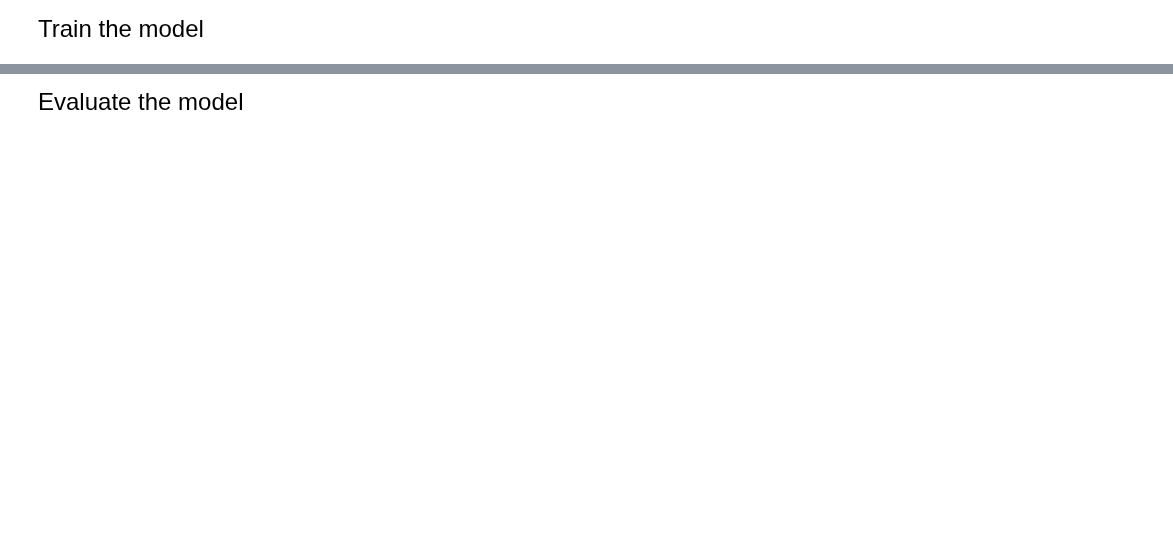
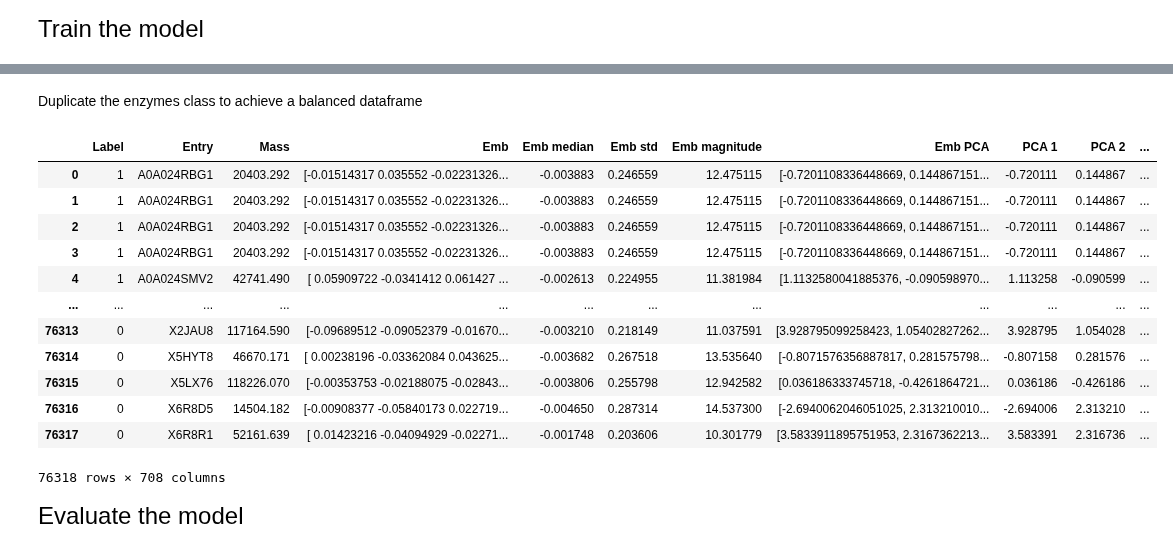
Before and after one commit to github4touchdouble/nnet-enzyme, a Jupyter notebook: random_forest/RandomForest_v2.ipynb, the cells around one changed output, grey strips where cells are left out. Drawn from its saved outputs; the diff is of its cells as text; code cells hidden in the pictures; blank space fills up the shorter version.

```diff
--- a/random_forest/RandomForest_v2.ipynb
+++ b/random_forest/RandomForest_v2.ipynb
@@ -226,0 +285,2 @@ df
+# %% [markdown]
+Duplicate the enzymes class to achieve a balanced dataframe
@@ -227,2 +298,18 @@ df
+# %%
+df_with_enzyme_dup
+# %% [output]
+|  | Label | Entry | Mass | Emb | Emb median | Emb std | Emb magnitude | Emb PCA | PCA 1 | PCA 2 | ... |
+| 0 | 1 | A0A024RBG1 | 20403.292 | [-0.01514317 0.035552 -0.02231326... | -0.003883 | 0.246559 | 12.475115 | [-0.7201108336448669, 0.144867151... | -0.720111 | 0.144867 | ... |
+| 1 | 1 | A0A024RBG1 | 20403.292 | [-0.01514317 0.035552 -0.02231326... | -0.003883 | 0.246559 | 12.475115 | [-0.7201108336448669, 0.144867151... | -0.720111 | 0.144867 | ... |
+| 2 | 1 | A0A024RBG1 | 20403.292 | [-0.01514317 0.035552 -0.02231326... | -0.003883 | 0.246559 | 12.475115 | [-0.7201108336448669, 0.144867151... | -0.720111 | 0.144867 | ... |
+| 3 | 1 | A0A024RBG1 | 20403.292 | [-0.01514317 0.035552 -0.02231326... | -0.003883 | 0.246559 | 12.475115 | [-0.7201108336448669, 0.144867151... | -0.720111 | 0.144867 | ... |
+| 4 | 1 | A0A024SMV2 | 42741.490 | [ 0.05909722 -0.0341412 0.061427 ... | -0.002613 | 0.224955 | 11.381984 | [1.1132580041885376, -0.090598970... | 1.113258 | -0.090599 | ... |
+| ... | ... | ... | ... | ... | ... | ... | ... | ... | ... | ... | ... |
+| 76313 | 0 | X2JAU8 | 117164.590 | [-0.09689512 -0.09052379 -0.01670... | -0.003210 | 0.218149 | 11.037591 | [3.928795099258423, 1.05402827262... | 3.928795 | 1.054028 | ... |
+| 76314 | 0 | X5HYT8 | 46670.171 | [ 0.00238196 -0.03362084 0.043625... | -0.003682 | 0.267518 | 13.535640 | [-0.8071576356887817, 0.281575798... | -0.807158 | 0.281576 | ... |
+| 76315 | 0 | X5LX76 | 118226.070 | [-0.00353753 -0.02188075 -0.02843... | -0.003806 | 0.255798 | 12.942582 | [0.036186333745718, -0.4261864721... | 0.036186 | -0.426186 | ... |
+| 76316 | 0 | X6R8D5 | 14504.182 | [-0.00908377 -0.05840173 0.022719... | -0.004650 | 0.287314 | 14.537300 | [-2.6940062046051025, 2.313210010... | -2.694006 | 2.313210 | ... |
+| 76317 | 0 | X6R8R1 | 52161.639 | [ 0.01423216 -0.04094929 -0.02271... | -0.001748 | 0.203606 | 10.301779 | [3.5833911895751953, 2.3167362213... | 3.583391 | 2.316736 | ... |
+76318 rows × 708 columns
 # %%
 #Define the features and output:
```
Also changed, not shown: parts of 27 cells of this notebook, 2 other files.
